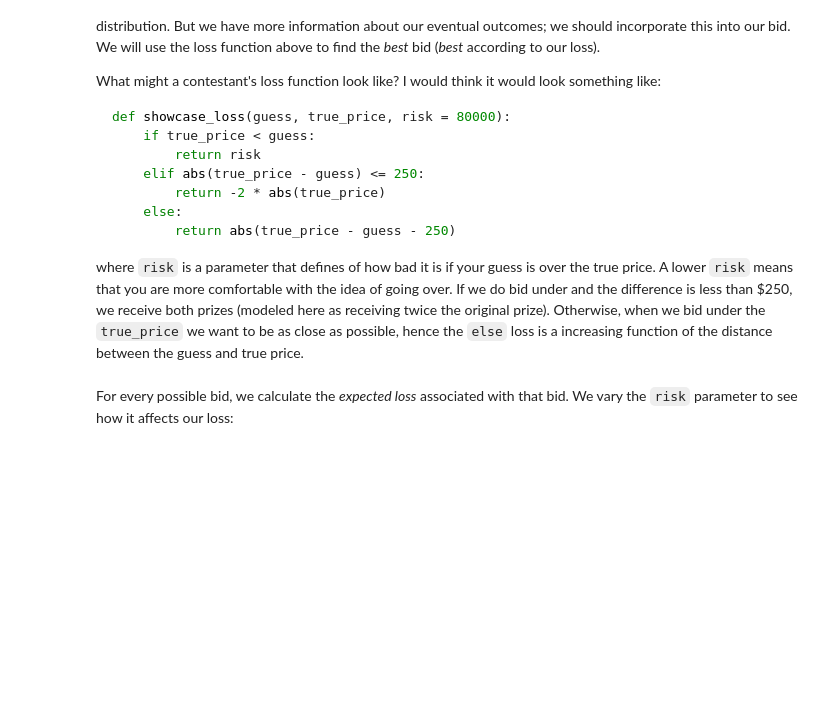
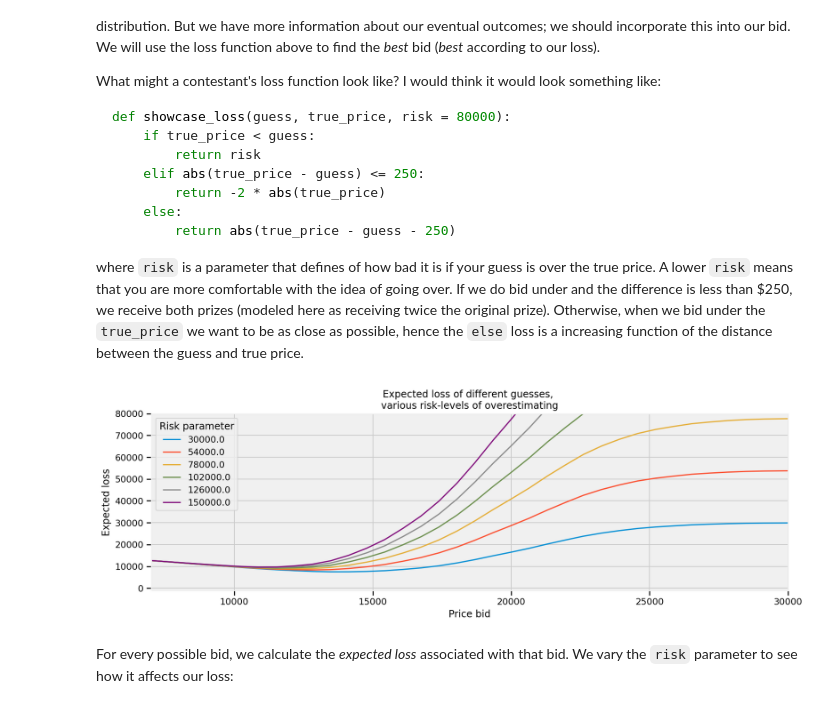
Before and after one commit to polars-stats/PPBMH, a Jupyter notebook: Chapter_5.ipynb, the cells around one changed output. Cells and saved outputs as stored; diff of their text form; code cells hidden in the pictures; blank space fills up the shorter version.

```diff
--- a/Chapter_5.ipynb
+++ b/Chapter_5.ipynb
@@ -383,36 +388,38 @@ def showdown_loss(guess, size, true_price, risk = 80000):
         loss: tensor of shape (true_price.shape,guess.shape), returning the loss function per definition in accompanying text
     """
     true_price = transpose(broadcast_to(true_price, (size, true_price.shape[0])))
     risk = broadcast_to(array(risk, dtype = f32), true_price.shape)
     return where(true_price < guess,
                     risk,
                     where(abs(true_price - guess) <= 1,
                              -2 * abs(true_price),
                              abs(true_price - guess - 250)))
 
 num_guesses = 70
 num_risks = 6
-guesses = linspace(5000., 50000., num = num_guesses)
-risks = linspace(30000, 150000, num = num_risks)
+guesses = linspace(5000., 50000., num_guesses)
+risks = linspace(30000, 150000, num_risks)
 results_cache = zeros((num_risks, num_guesses))
 
 def expected_loss(guess, size, risk):
     return mean(
         showdown_loss(guess, size, posterior_price_predictive_samples, risk),
         axis = 0)
 
 risk_num = 0
 for risk in risks:
     results = expected_loss(guesses, num_guesses, risk)
     plt.plot(guesses, results, label = str(risk))
-    results_cache[risk_num, :] = results
+    results_cache.at[risk_num, :].set(results)
     risk_num += 1
 plt.title("Expected loss of different guesses, \nvarious risk-levels of overestimating")
 plt.legend(loc = 'upper left', title = "Risk parameter")
 plt.xlabel("Price bid")
 plt.ylabel("Expected loss")
 plt.xlim(7000, 30000)
 plt.ylim(-1000, 80000);
+# %% [output]
+[figure, added]
 # %% [markdown]
 For every possible bid, we calculate the *expected loss* associated with that bid. We vary the `risk` parameter to see how it affects our loss:
 # %% [markdown]
```
Also changed, not shown: parts of 9 cells of this notebook.
